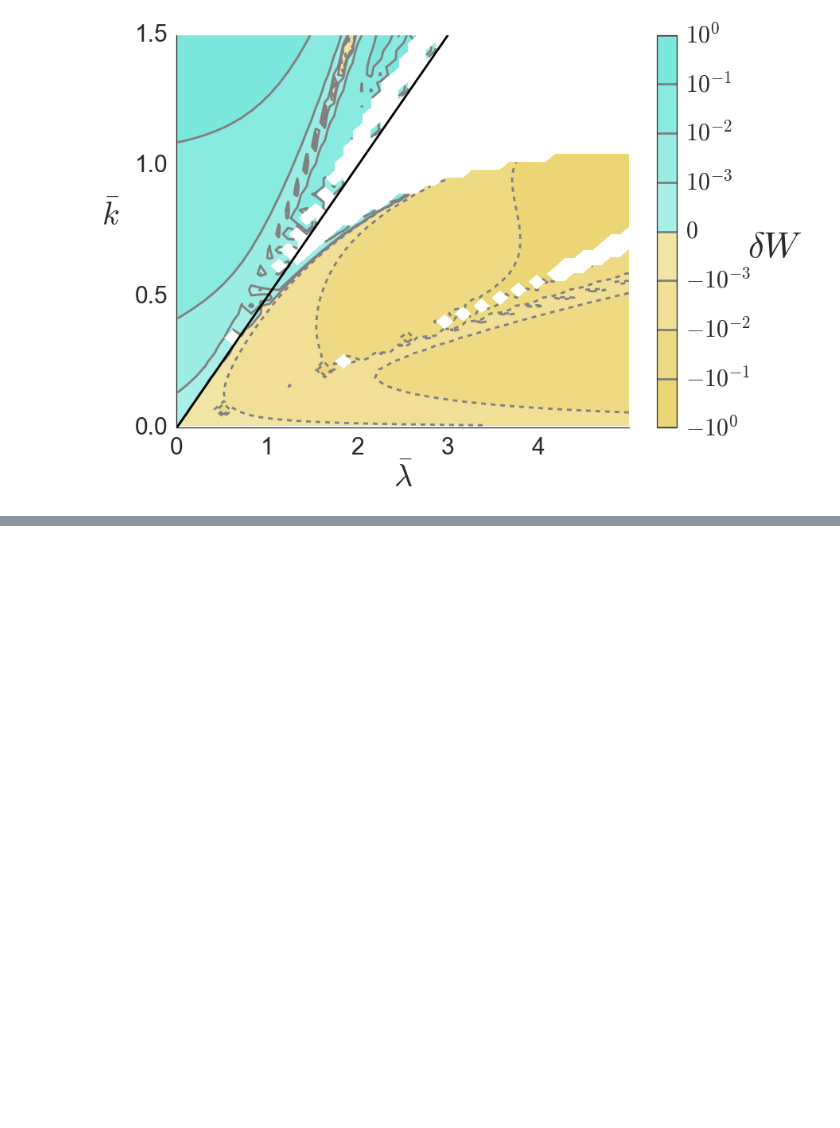
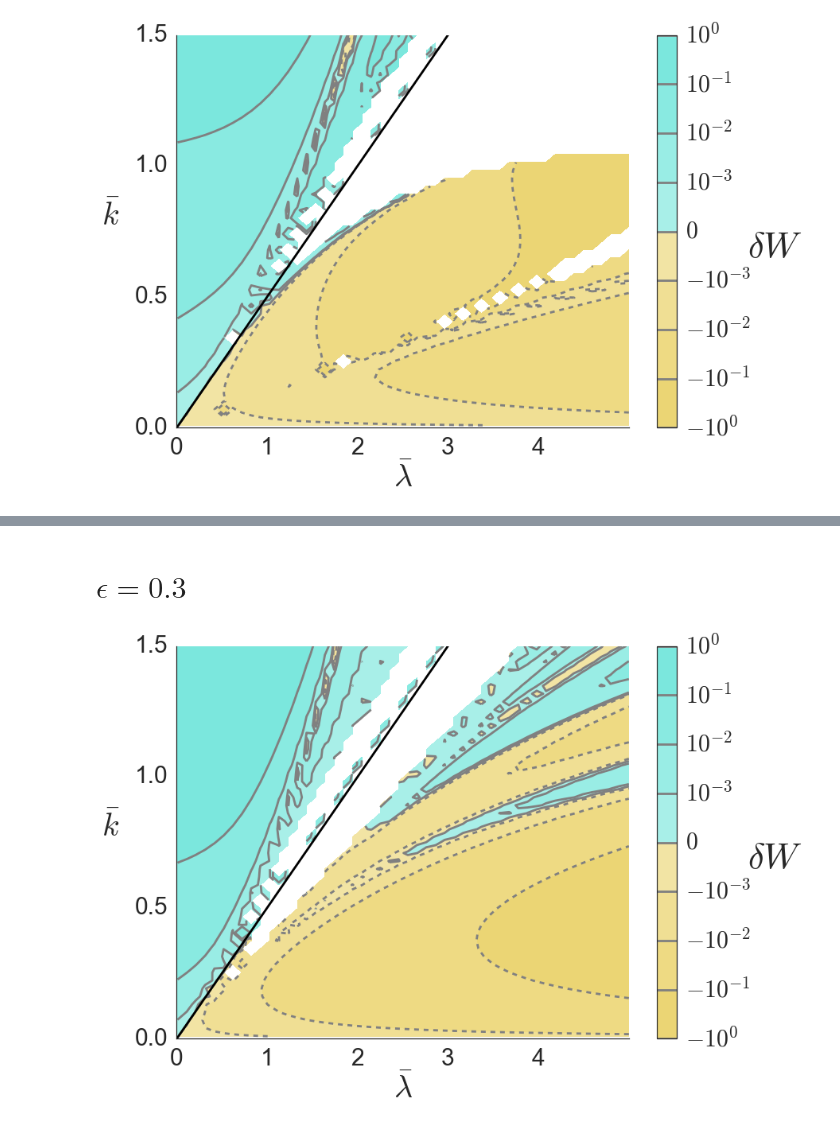
Before and after one commit to jensv/fluxtubestability, a Jupyter notebook: ipython_notebooks/dW_of_2016-06-16_diffuse_core_skin.ipynb, the cells around one changed output, grey strips where cells are left out. Cells and saved outputs as stored; diff of their text form; code cells hidden in the pictures; blank space fills up the shorter version.

```diff
--- a/ipython_notebooks/dW_of_2016-06-16_diffuse_core_skin.ipynb
+++ b/ipython_notebooks/dW_of_2016-06-16_diffuse_core_skin.ipynb
@@ -49 +63,15 @@ plot.plot_lambda_k_space_dw('../../output/2016-06-16-15-15/meshes.npz',
+# %% [markdown]
+# $\epsilon = 0.3$
+# %%
+plot.plot_lambda_k_space_dw('../../output/2016-06-16-15-11/meshes.npz',
+                            1., 'ep12-m1', mode_to_plot='m_neg_1',
+                            levels=[-1, -1e-1, -1e-2, -1e-3,
+                                    0, 1e-3, 1e-2, 1e-1, 1],
+                            norm=True, analytic_compare=False,
+                            log=True,
+                            label_pos=None,
+                            interpolate=False,
+                            bounds=(1.5, 5))
+# %% [output]
+[figure, added]
 # %%
```
Also changed, not shown: parts of 12 cells of this notebook, 13 other files.
